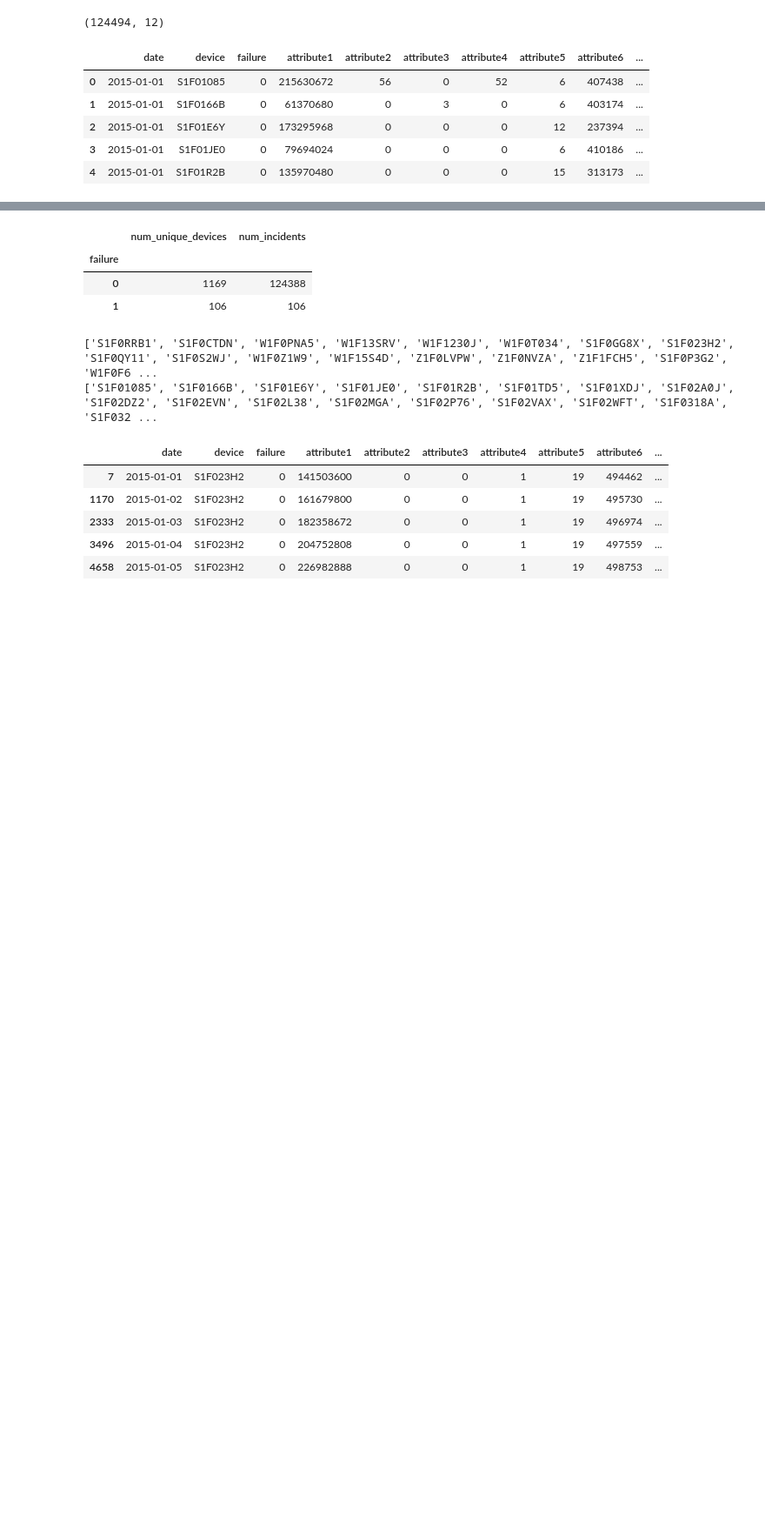
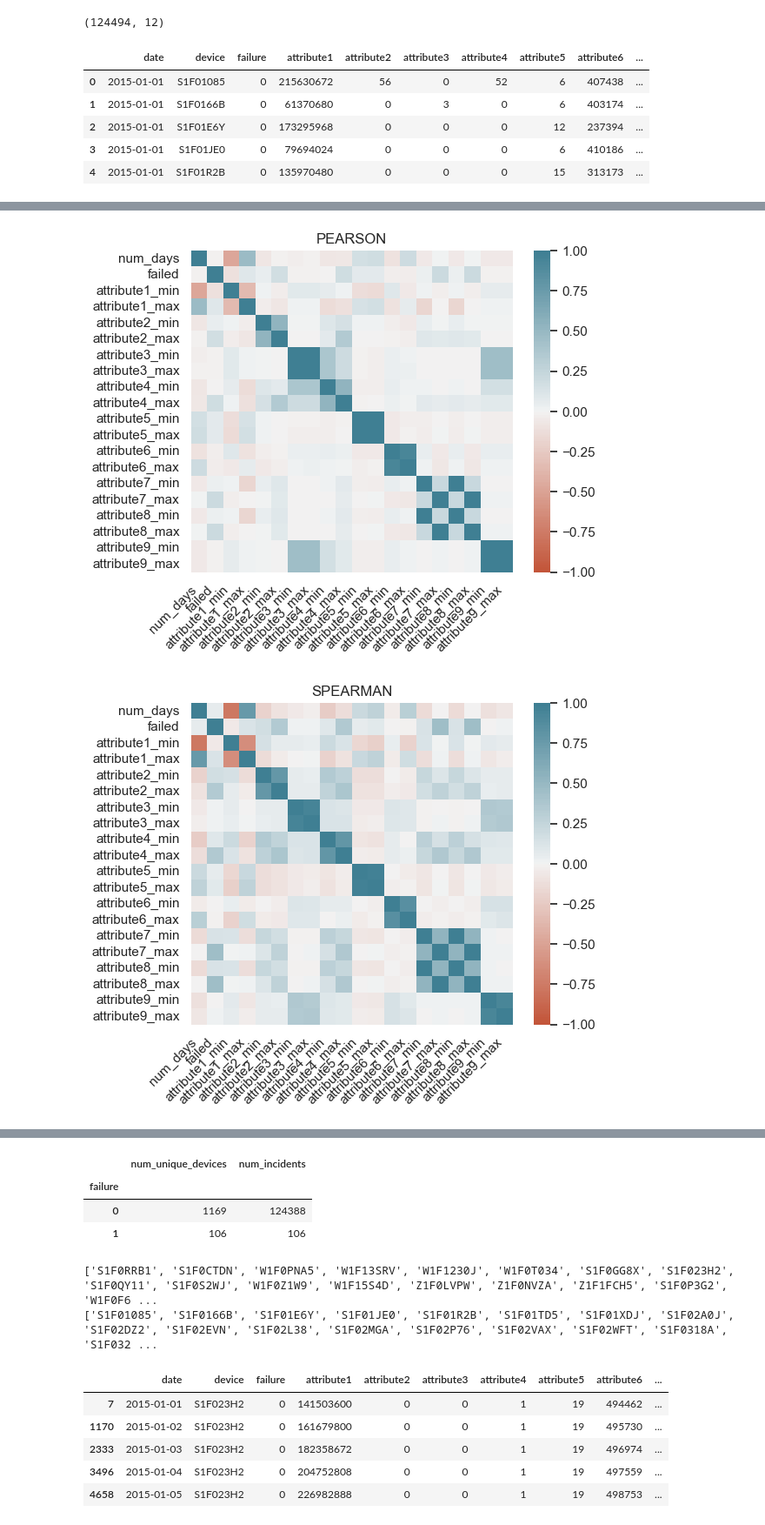
Before and after one commit to rafands/Meli_Tech_Challenge, a Jupyter notebook: prevision_de_falla.ipynb, the cells around one changed output, grey strips where cells are left out. Shown at 87% size. Cells and saved outputs as stored; diff of their text form; code cells hidden in the pictures; blank space fills up the shorter version.

Commit message:
started prevision_de_falla.ipynb analysis (attributes correlation)

```diff
--- a/prevision_de_falla.ipynb
+++ b/prevision_de_falla.ipynb
@@ -16,3 +19,20 @@ df.head()
 | 2 | 2015-01-01 | S1F01E6Y | 0 | 173295968 | 0 | 0 | 0 | 12 | 237394 | ... |
 | 3 | 2015-01-01 | S1F01JE0 | 0 | 79694024 | 0 | 0 | 0 | 6 | 410186 | ... |
 | 4 | 2015-01-01 | S1F01R2B | 0 | 135970480 | 0 | 0 | 0 | 15 | 313173 | ... |
+# %%
+df_devices_fail = df.groupby('device').agg(num_days=('date','nunique'),
+                                           failed=('failure','max')).reset_index()
+
+df_devices_att = (
+    df[['device', 'attribute1', 'attribute2', 'attribute3', 'attribute4',
+       'attribute5', 'attribute6', 'attribute7', 'attribute8','attribute9',
+       'date'
+       ]]
+       .groupby('device')
+       .agg(['min','max'])
+       ).reset_index()
+
+df_devices_att.columns = ['_'.join(col) for col in df_devices_att.columns.values]
+df_devices_att.rename(columns={'device_':'device'}, inplace=True)
+
+df_devices = df_devices_fail.merge(df_devices_att, on='device')
@@ -18,0 +81,36 @@ df.head()
+# %%
+def correlation_ratio(categorical_feature, numeric_feature):
+    cats, freqs = np.unique(categorical_feature, return_counts=True)
+    numeric_mean = np.mean(numeric_feature)
+    sig_y_bar = 0
+    for i in range(len(cats)):
+        category_mean = np.mean(numeric_feature[categorical_feature == cats[i]])
+        sig_y_bar += np.square(category_mean - numeric_mean) * freqs[i]
+    sig_y = np.sum(np.square(numeric_feature - numeric_mean))
+    statistic = np.sqrt(sig_y_bar / sig_y)
+    return statistic
+
+data = df_devices.drop(['device', 'date_min', 'date_max'], axis=1)
+
+for each in ['pearson', 'spearman', 'kendall', correlation_ratio]:
+    corr = data.corr(method=each)
+    ax = sns.heatmap(
+        corr,
+        vmin=-1, vmax=1, center=0,
+        cmap=sns.diverging_palette(20, 220, n=200),
+        square=True
+    )
+    ax.set_xticklabels(
+        ax.get_xticklabels(),
+        rotation=45,
+        horizontalalignment='right'
+    )
+    try:
+        ax.set_title(each.upper())
+    except:
+        ax.set_title(each.__name__.upper())
+
+    plt.show()
+# %% [output]
+[figure, added]
+[figure, added]
```
Also changed, not shown: parts of 6 cells of this notebook.
